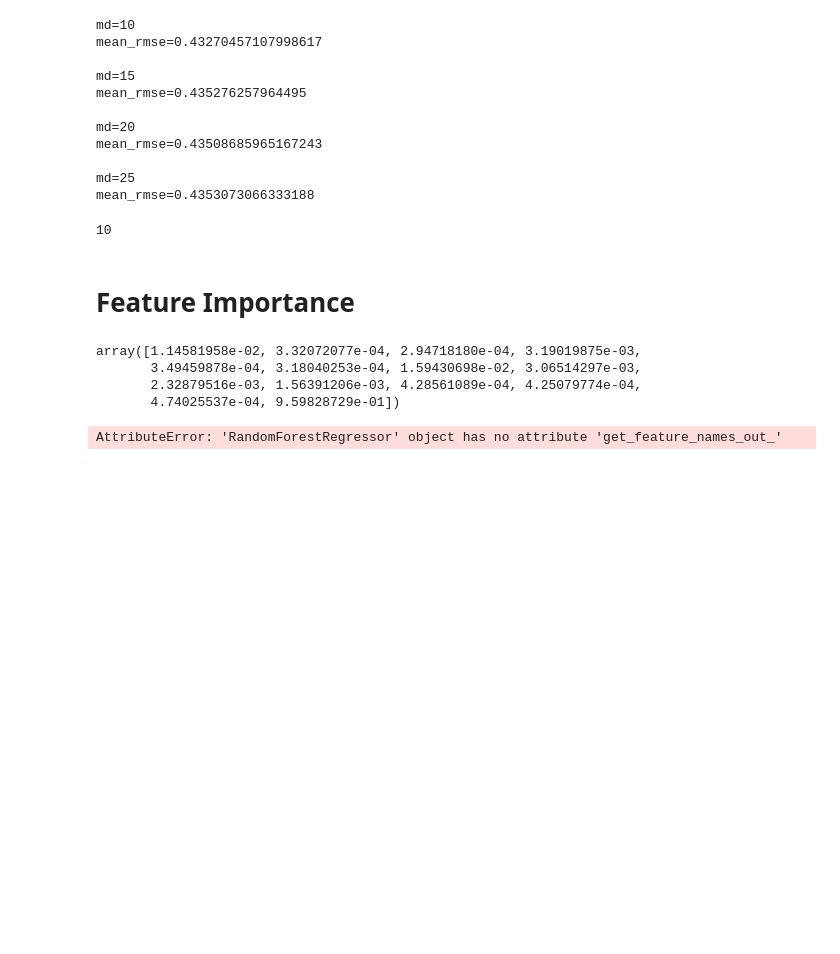
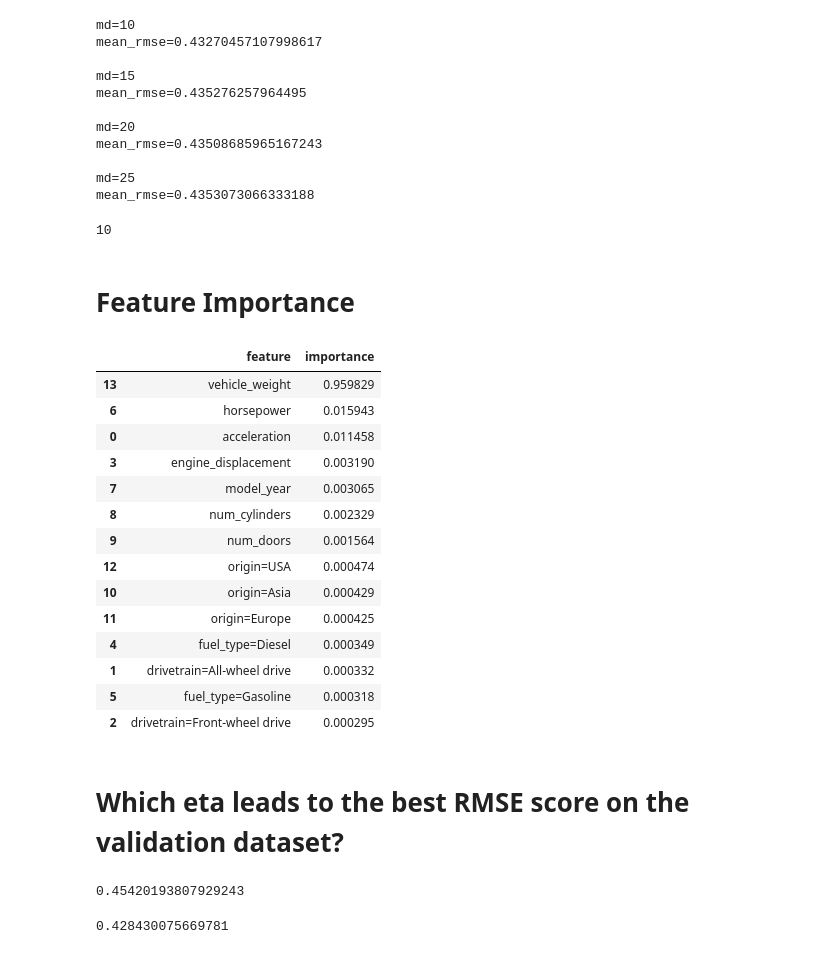
Before and after one commit to chanana/mlzoomcamp, a Jupyter notebook: 06-trees/homework.ipynb, the cells around one changed output. Drawn from its saved outputs; the diff is of its cells as text; code cells hidden in the pictures; blank space fills up the shorter version.

```diff
--- a/06-trees/homework.ipynb
+++ b/06-trees/homework.ipynb
@@ -219,9 +219,28 @@ rf = RandomForestRegressor(n_estimators=10, max_depth=20, random_state=1, n_jobs
 rf.fit(X_train, y_train)
 y_pred = rf.predict(X_val)
 # %%
-rf.feature_importances_
+importance_df = pd.DataFrame(
+    {
+        "feature": dv.get_feature_names_out(),
+        "importance": rf.feature_importances_,
+    }
+).sort_values("importance", ascending=False)
+importance_df
 # %% [output]
-array([1.14581958e-02, 3.32072077e-04, 2.94718180e-04, 3.19019875e-03,
-       3.49459878e-04, 3.18040253e-04, 1.59430698e-02, 3.06514297e-03,
-       2.32879516e-03, 1.56391206e-03, 4.28561089e-04, 4.25079774e-04,
-       4.74025537e-04, 9.59828729e-01])
+|  | feature | importance |
+| 13 | vehicle_weight | 0.959829 |
+| 6 | horsepower | 0.015943 |
+| 0 | acceleration | 0.011458 |
+| 3 | engine_displacement | 0.003190 |
+| 7 | model_year | 0.003065 |
+| 8 | num_cylinders | 0.002329 |
+| 9 | num_doors | 0.001564 |
+| 12 | origin=USA | 0.000474 |
+| 10 | origin=Asia | 0.000429 |
+| 11 | origin=Europe | 0.000425 |
+| 4 | fuel_type=Diesel | 0.000349 |
+| 1 | drivetrain=All-wheel drive | 0.000332 |
+| 5 | fuel_type=Gasoline | 0.000318 |
+| 2 | drivetrain=Front-wheel drive | 0.000295 |
+# %% [markdown]
+# Which eta leads to the best RMSE score on the validation dataset?
@@ -228,4 +253,32 @@ array([1.14581958e-02, 3.32072077e-04, 2.94718180e-04, 3.19019875e-03,
 # %%
-rf
+xgb_params = {
+    "eta": 0.3,
+    "max_depth": 6,
+    "min_child_weight": 1,
+    "objective": "reg:squarederror",
+    "nthread": 8,
+    "seed": 1,
+    "verbosity": 1,
+}
+
+model = xgb.train(xgb_params, dtrain, num_boost_round=100)
+y_pred = model.predict(dval)
+root_mean_squared_error(y_val, y_pred)
 # %% [output]
-AttributeError: 'RandomForestRegressor' object has no attribute 'get_feature_names_out_'
+0.45420193807929243
+# %%
+xgb_params = {
+    "eta": 0.1,
+    "max_depth": 6,
+    "min_child_weight": 1,
+    "objective": "reg:squarederror",
+    "nthread": 8,
+    "seed": 1,
+    "verbosity": 1,
+}
+
+model = xgb.train(xgb_params, dtrain, num_boost_round=100)
+y_pred = model.predict(dval)
+root_mean_squared_error(y_val, y_pred)
+# %% [output]
+0.428430075669781
```
Also changed, not shown: parts of 1 cell of this notebook.
